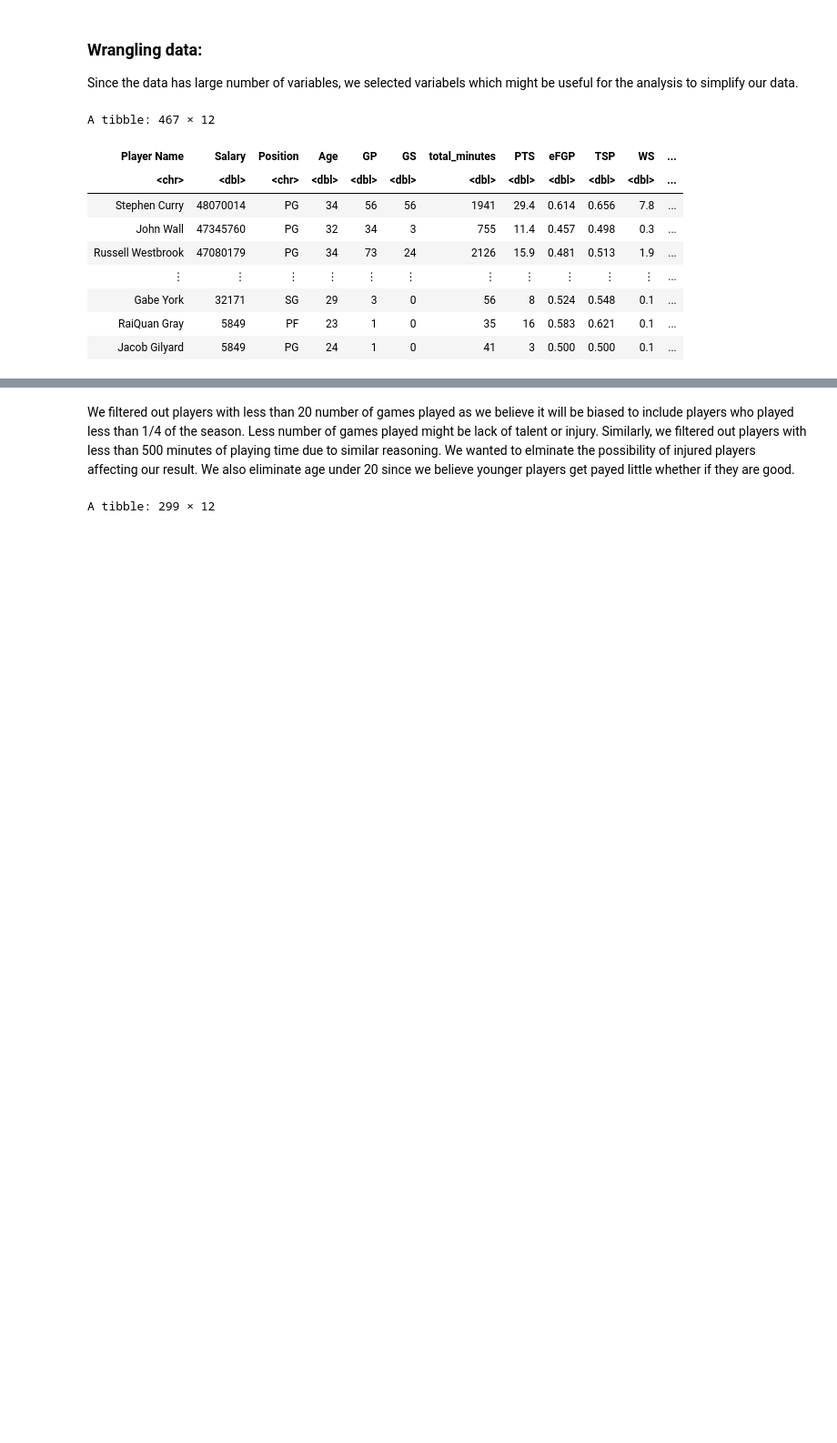
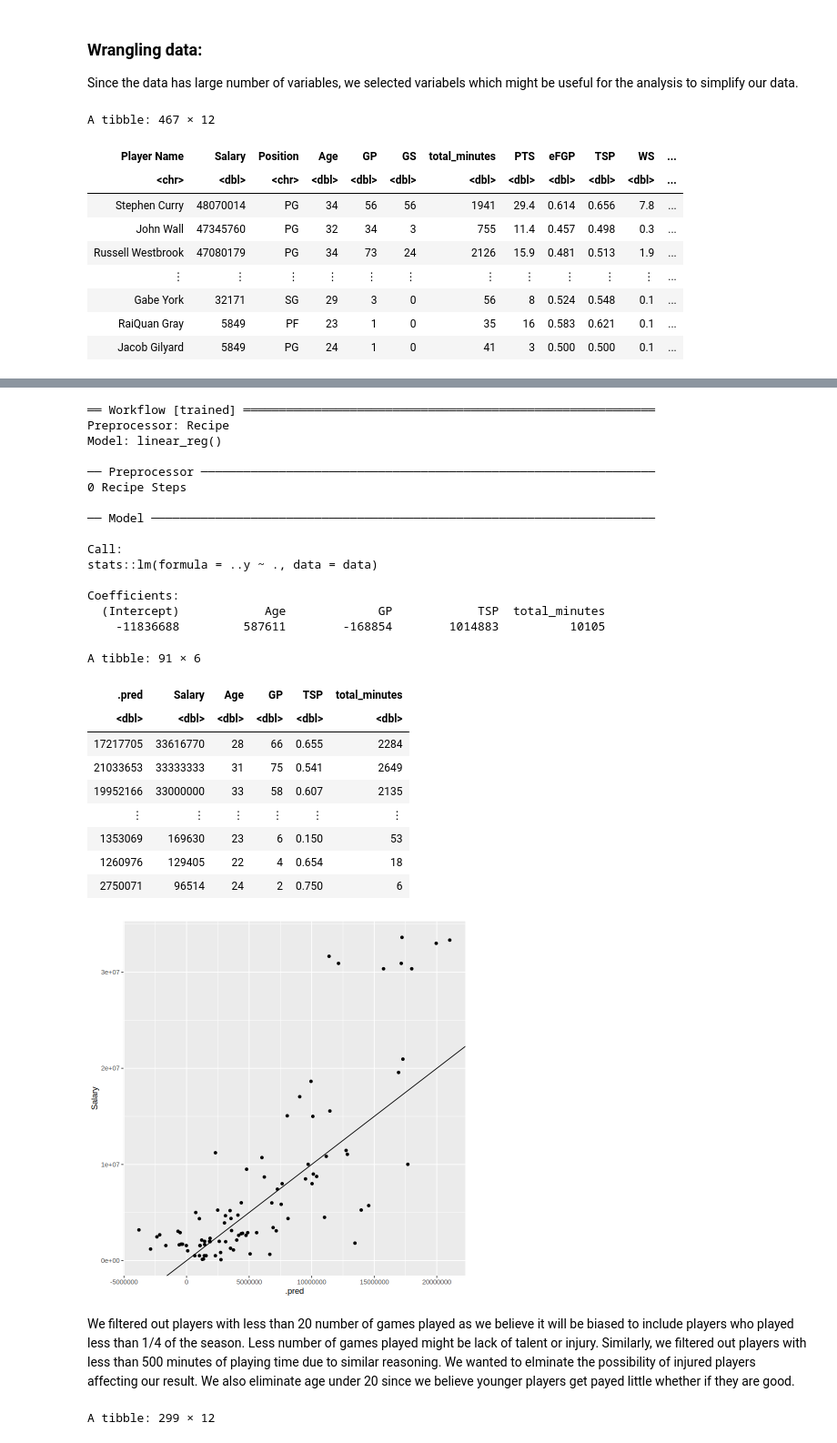
Before and after one commit to Kotaro16/DSCI_100_Group_Project, a Jupyter notebook: nba_22_23_proposal.ipynb, the cells around one changed output, grey strips where cells are left out. Shown: that part at 91% size. Drawn from its saved outputs; the diff is of its cells as text; code cells hidden in the pictures; blank space fills up the shorter version.

Commit message:
Added codes with 2 sd filtered data

```diff
--- a/nba_22_23_proposal.ipynb
+++ b/nba_22_23_proposal.ipynb
@@ -88,3 +88,14 @@ A tibble: 467 × 12
 | Gabe York | 32171 | SG | 29 | 3 | 0 | 56 | 8 | 0.524 | 0.548 | 0.1 | ... |
 | RaiQuan Gray | 5849 | PF | 23 | 1 | 0 | 35 | 16 | 0.583 | 0.621 | 0.1 | ... |
 | Jacob Gilyard | 5849 | PG | 24 | 1 | 0 | 41 | 3 | 0.500 | 0.500 | 0.1 | ... |
+# %%
+nba_filter_test<-nba_selected |>
+                filter(abs(Salary - mean(Salary)) < 2.5 * sd(Salary)) |>
+                select(Salary, Age, GP, TSP, total_minutes)|>
+                drop_na()
+
+nba_filter_test
+
+summarize(nba_filter_test,
+          "Number of observations" = nrow(nba_filter_test),
+          "Rows with missing data" = sum(is.na(nba_filter_test)))
@@ -91,3 +117,59 @@ A tibble: 467 × 12
+# %%
+set.seed(1)
+nba_split <- initial_split(nba_filter_test, prop = 0.8, strata = Salary)
+nba_training <- training(nba_split) #training data
+nba_testing <- testing(nba_split) #testing data
+
+nba_recipe <- recipe(Salary ~., data = nba_training) #create recipe to preprocess data
+
+nba_spec <- linear_reg()|> #model specification
+set_engine("lm") |>
+set_mode("regression")
+
+nba_fit <- workflow() |> #build the workflow and fit the model
+add_recipe(nba_recipe) |>
+add_model(nba_spec) |>
+fit(data = nba_training)
+nba_fit
+
+
+nba_test_result <- nba_fit |>
+  predict(nba_testing) |>
+  bind_cols(nba_testing)
+nba_test_result
+
+nba_test_results_plot <- ggplot(nba_test_result, aes(x=.pred,y=Salary)) +
+                               geom_point()+
+                                geom_abline(slope=1,intercept=0)
+
+nba_test_results_plot
+# %% [output]
+══ Workflow [trained] ══════════════════════════════════════════════════════════
+Preprocessor: Recipe
+Model: linear_reg()
+
+── Preprocessor ────────────────────────────────────────────────────────────────
+0 Recipe Steps
+
+── Model ───────────────────────────────────────────────────────────────────────
+
+Call:
+stats::lm(formula = ..y ~ ., data = data)
+
+Coefficients:
+  (Intercept)            Age             GP            TSP  total_minutes
+    -11836688         587611        -168854        1014883          10105
+A tibble: 91 × 6
+| .pred | Salary | Age | GP | TSP | total_minutes |
+| <dbl> | <dbl> | <dbl> | <dbl> | <dbl> | <dbl> |
+| 17217705 | 33616770 | 28 | 66 | 0.655 | 2284 |
+| 21033653 | 33333333 | 31 | 75 | 0.541 | 2649 |
+| 19952166 | 33000000 | 33 | 58 | 0.607 | 2135 |
+| ⋮ | ⋮ | ⋮ | ⋮ | ⋮ | ⋮ |
+| 1353069 | 169630 | 23 | 6 | 0.150 | 53 |
+| 1260976 | 129405 | 22 | 4 | 0.654 | 18 |
+| 2750071 | 96514 | 24 | 2 | 0.750 | 6 |
+[figure, added]
 # %% [markdown]
 We filtered out players with less than 20 number of games played as we believe it will be biased to include players who played less than 1/4 of the season. Less number of games played might be lack of talent or injury. Similarly, we filtered out players with less than 500 minutes of playing time due to similar reasoning.
 We wanted to elminate the possibility of injured players affecting our result. We also eliminate age under 20 since we believe younger players get payed little whether if they are good.
```
Also changed, not shown: parts of 2 cells of this notebook.
